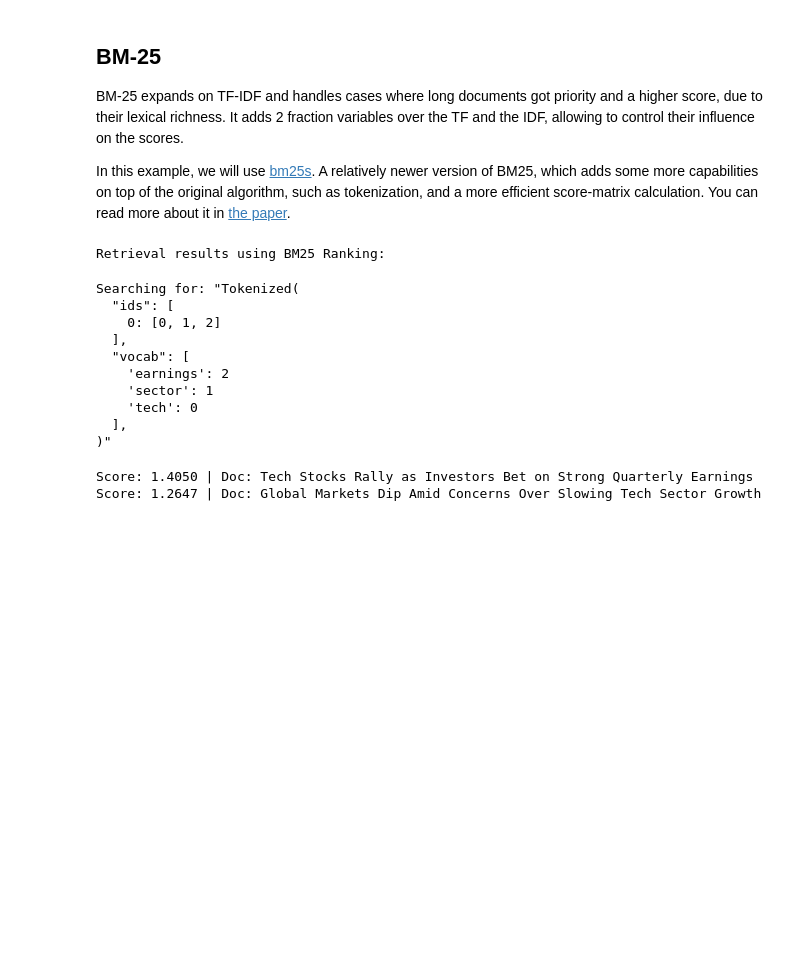
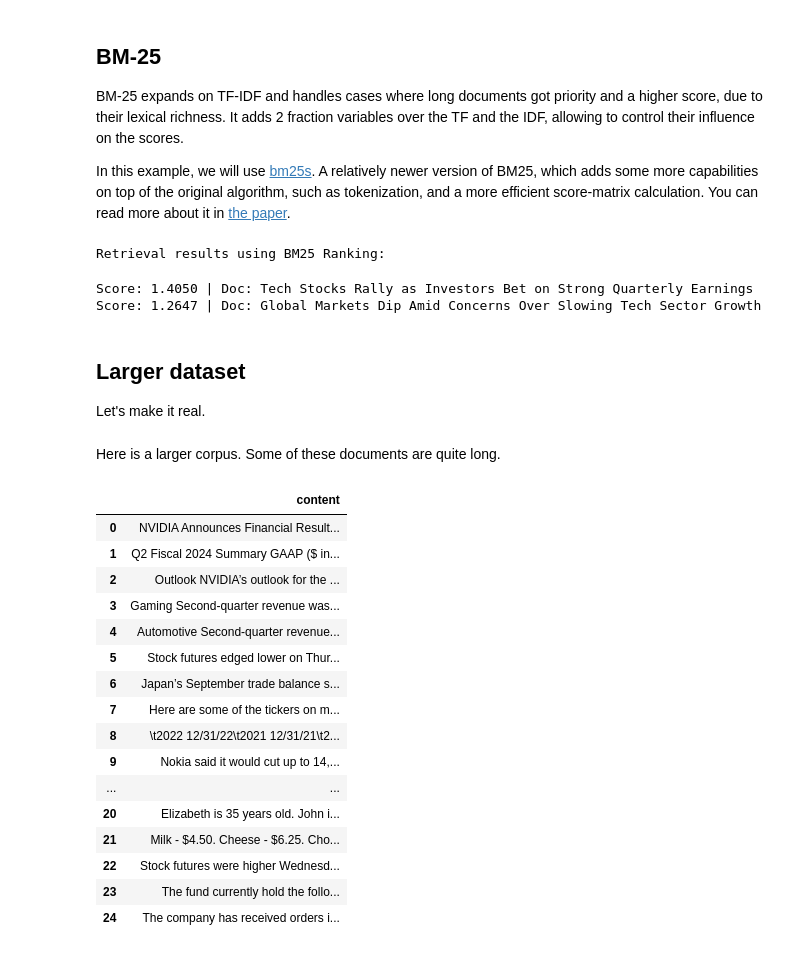
Before and after one commit to liad-rbi-org/raiffeisen-agentic-ai-training, a Jupyter notebook: notebooks/day_1/[Answer]05_simple_retrieval_TFIDF.ipynb, the cells around one changed output. Saved outputs shown, nothing was run; the diff lists cells and outputs as text; code cells hidden in the pictures; blank space fills up the shorter version.

```diff
--- a/notebooks/day_1/[Answer]05_simple_retrieval_TFIDF.ipynb
+++ b/notebooks/day_1/[Answer]05_simple_retrieval_TFIDF.ipynb
@@ -243,19 +248,12 @@ query = "Tech sector earnings"
 # query = "automobile sector investments"
 
 print("Retrieval results using BM25 Ranking:")
-for score, result in retrieve_documents_bm25(query):
+for score, result in retrieve_documents_bm25(query, 3):
     print(f"Score: {score:.4f} | Doc: {documents[result]}")
 # %% [output]
 Retrieval results using BM25 Ranking:
-Searching for: "Tokenized(
-  "ids": [
-    0: [0, 1, 2]
-  ],
-  "vocab": [
-    'earnings': 2
-    'sector': 1
-    'tech': 0
-  ],
-)"
+Score: 1.4050 | Doc: Tech Stocks Rally as Investors Bet on Strong Quarterly Earnings
+Score: 1.2647 | Doc: Global Markets Dip Amid Concerns Over Slowing Tech Sector Growth
-Score: 1.4050 | Doc: Tech Stocks Rally as Investors Bet on Strong Quarterly Earnings
-Score: 1.2647 | Doc: Global Markets Dip Amid Concerns Over Slowing Tech Sector Growth
+# %% [markdown]
+## Larger dataset
+Let's make it real.
@@ -261,0 +263,22 @@ Score: 1.2647 | Doc: Global Markets Dip Amid Concerns Over Slowing Tech Sector G
+# %% [markdown]
+Here is a larger corpus. Some of these documents are quite long.
+# %%
+financial_retrieval_corpus
+# %% [output]
+|  | content |
+| 0 | NVIDIA Announces Financial Result... |
+| 1 | Q2 Fiscal 2024 Summary GAAP ($ in... |
+| 2 | Outlook NVIDIA’s outlook for the ... |
+| 3 | Gaming Second-quarter revenue was... |
+| 4 | Automotive Second-quarter revenue... |
+| 5 | Stock futures edged lower on Thur... |
+| 6 | Japan’s September trade balance s... |
+| 7 | Here are some of the tickers on m... |
+| 8 | \t2022 12/31/22\t2021 12/31/21\t2... |
+| 9 | Nokia said it would cut up to 14,... |
+| ... | ... |
+| 20 | Elizabeth is 35 years old. John i... |
+| 21 | Milk - $4.50. Cheese - $6.25. Cho... |
+| 22 | Stock futures were higher Wednesd... |
+| 23 | The fund currently hold the follo... |
+| 24 | The company has received orders i... |
```
Also changed, not shown: parts of 11 cells of this notebook, 4 other files.
